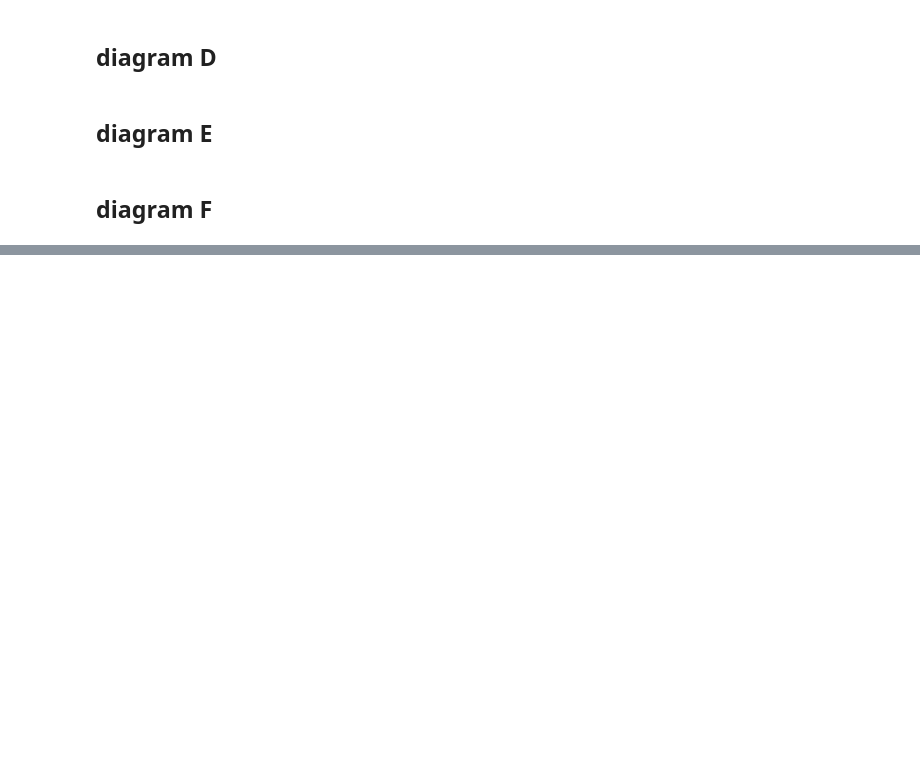
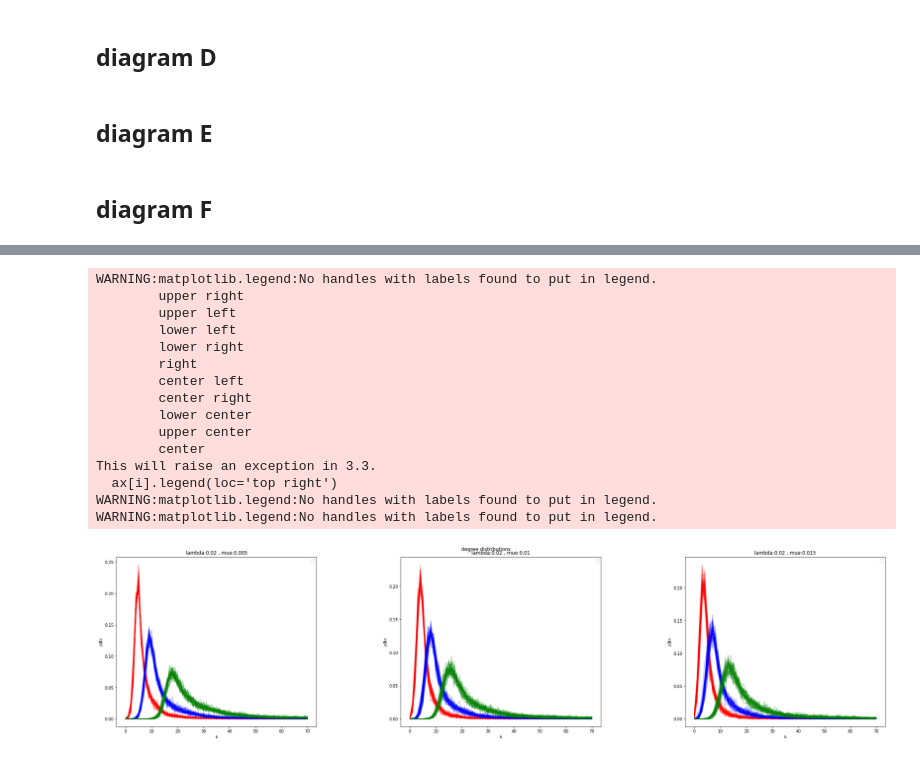
Before and after one commit to MJSahebnasi/Thesis-temporal-network-platform, a Jupyter notebook: thesis_main.ipynb, the cells around one changed output, grey strips where cells are left out. Saved outputs shown, nothing was run; the diff lists cells and outputs as text; code cells hidden in the pictures; blank space fills up the shorter version.

```diff
--- a/thesis_main.ipynb
+++ b/thesis_main.ipynb
@@ -833,0 +969,19 @@ onoff_scenario_C([G_SW_1, G_SW_2, G_SW_3], snp_times_c, 10**4+100, landa2, mue_3
+# %%
+onoff_scenario_F([G_SF_1, G_SF_2, G_SF_3], snp_times_f, 2*10**4+100, landa2, [mue_1, mue_2, mue_3])
+# %% [output]
+WARNING:matplotlib.legend:No handles with labels found to put in legend.
+        upper right
+        upper left
+        lower left
+        lower right
+        right
+        center left
+        center right
+        lower center
+        upper center
+        center
+This will raise an exception in 3.3.
+  ax[i].legend(loc='top right')
+WARNING:matplotlib.legend:No handles with labels found to put in legend.
+WARNING:matplotlib.legend:No handles with labels found to put in legend.
+[figure, added]
```
Also changed, not shown: parts of 9 cells of this notebook.
